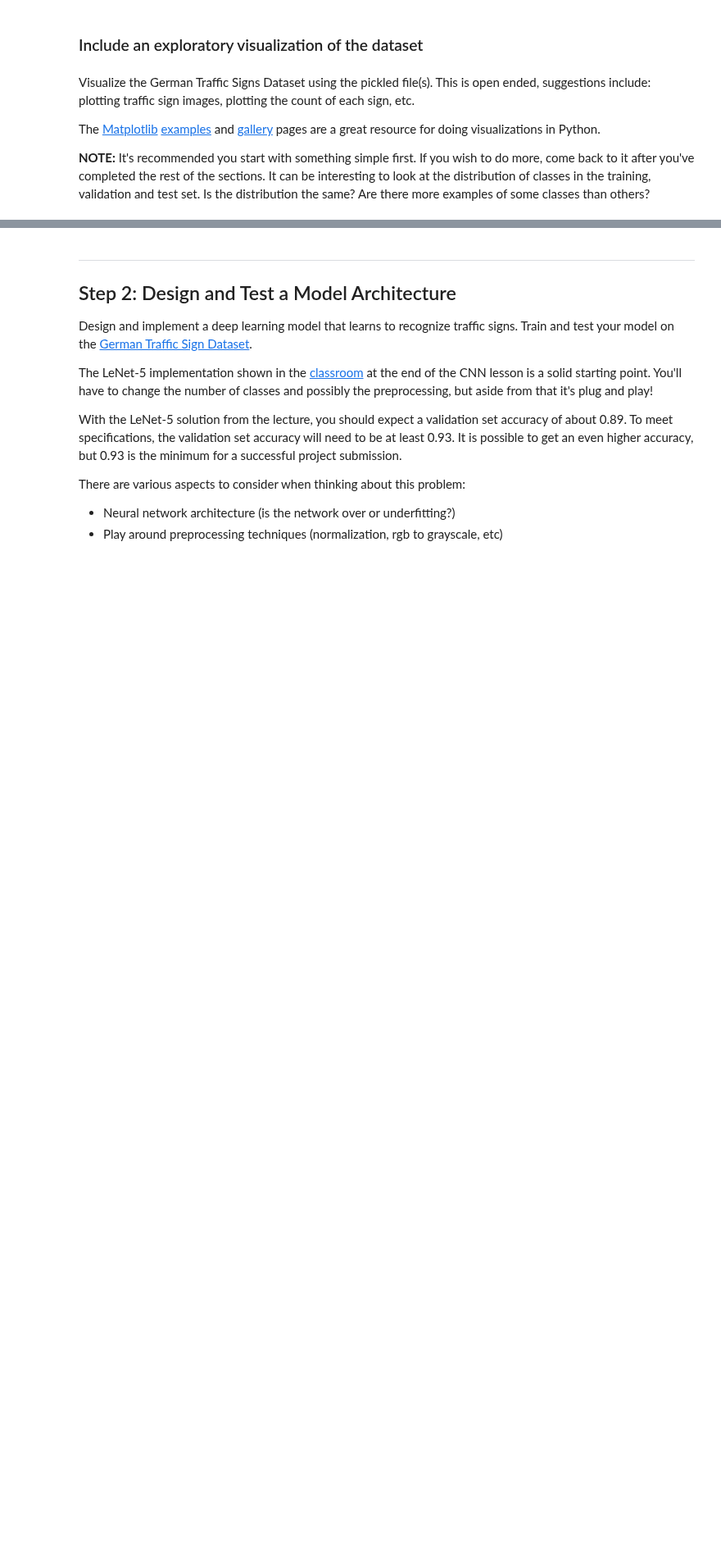
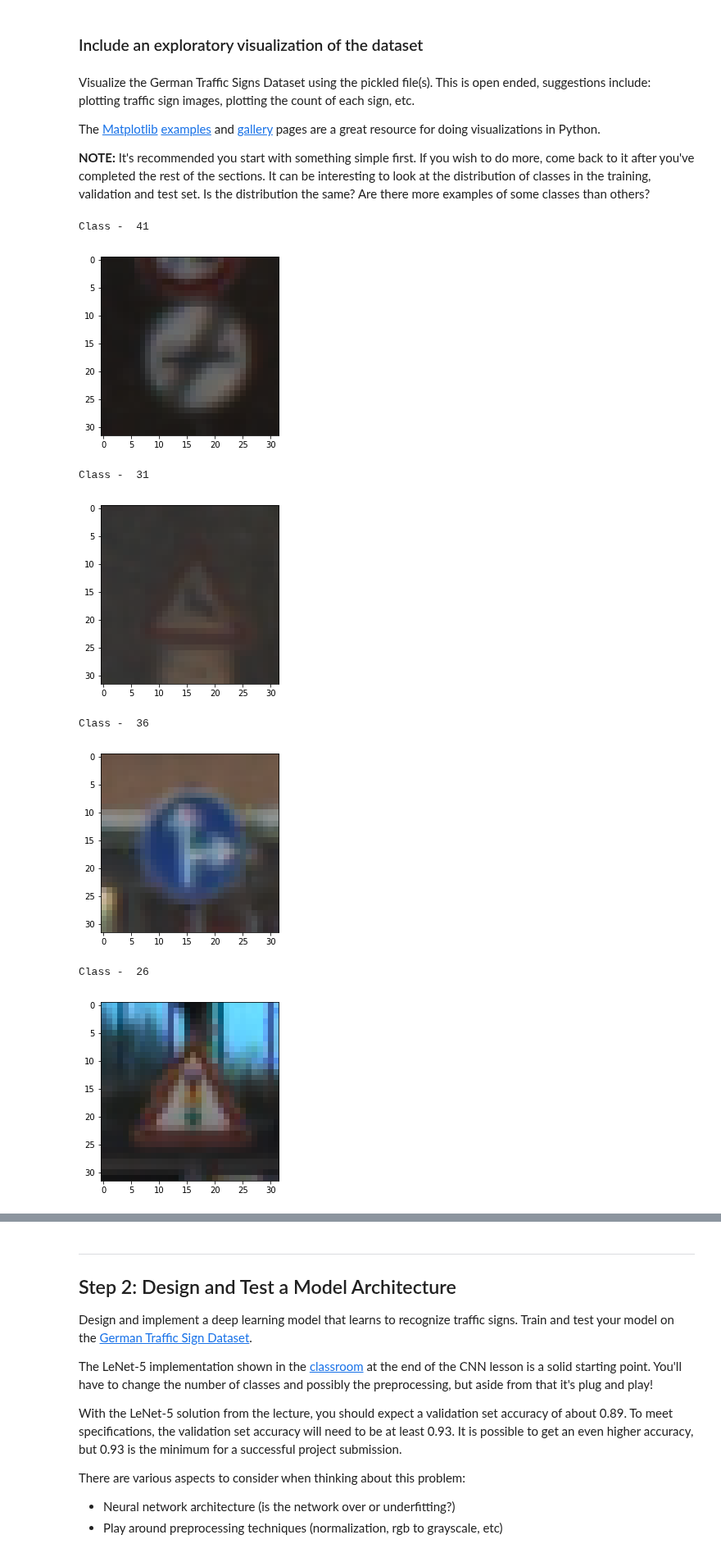
Before and after one commit to udacitycourse/CarND-Traffic-Sign-Classifier-Project-master, a Jupyter notebook: Traffic_Sign_Classifier.ipynb, the cells around one changed output, grey strips where cells are left out. Shown at 82% size. Cells and saved outputs as stored; diff of their text form; code cells hidden in the pictures; blank space fills up the shorter version.

Commit message:
Model ready
Finished the model and all functions. Just need to train

```diff
--- a/Traffic_Sign_Classifier.ipynb
+++ b/Traffic_Sign_Classifier.ipynb
@@ -101,0 +96,38 @@ import matplotlib.pyplot as plt
+# %%
+%matplotlib inline
+
+import pickle as pkl
+import time
+
+import matplotlib.pyplot as plt
+import numpy as np
+from scipy.io import loadmat
+import tensorflow as tf
+
+# There are two ways of solving this problem.
+# One is to have the matmul at the last layer output all 11 classes.
+# The other is to output just 10 classes, and use a constant value of 0 for
+# the logit for the last class. This still works because the softmax only needs
+# n independent logits to specify a probability distribution over n + 1 categories.
+
+# Here we use additional class, since we have class "0" as "Speed limit (20km/h)"
+extra_class = 1
+
+
+# Visualize all picture for every class
+woc={}
+for l in range(len(train['labels'])):
+    if not train['labels'][l] in woc.keys():
+        print("Class - ", train['labels'][l])
+        plt.imshow(train['features'][l])
+        plt.show()
+        woc[train['labels'][l]] = train['labels'][l]
+# %% [output]
+Class -  41
+[figure, added]
+Class -  31
+[figure, added]
+Class -  36
+[figure, added]
+Class -  26
+[figure, added]
```
Also changed, not shown: parts of 41 cells of this notebook, 6 other files.
